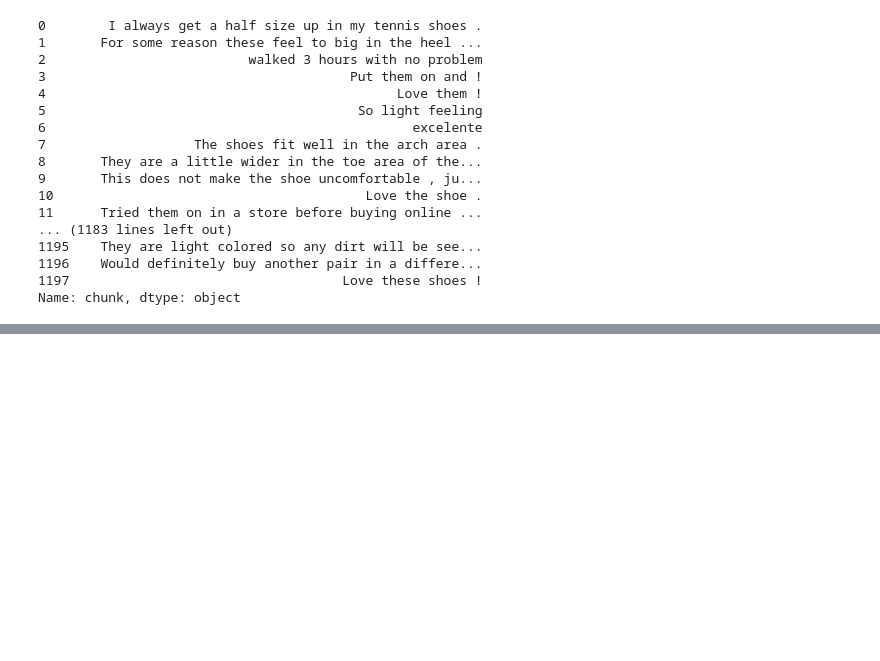
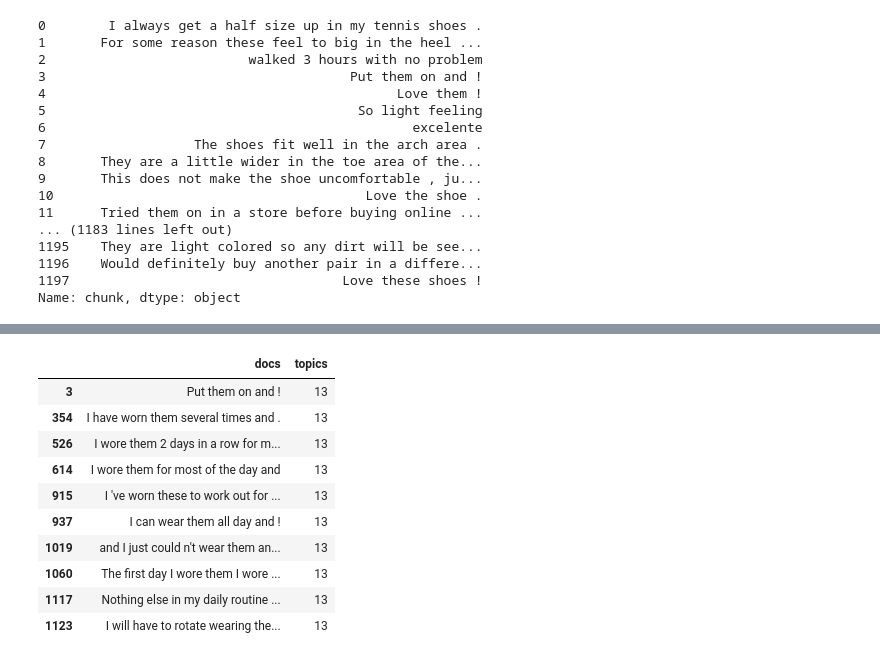
Before and after one commit to EyeofBeholder-NLeSC/orange3-argument, a Jupyter notebook: notebooks/argument_miner_bert.ipynb, the cells around one changed output, grey strips where cells are left out. Cells and saved outputs as stored; diff of their text form; code cells hidden in the pictures; blank space fills up the shorter version.

Commit message:
Revise topic conduction.

```diff
--- a/notebooks/argument_miner_bert.ipynb
+++ b/notebooks/argument_miner_bert.ipynb
@@ -66,3 +71,17 @@ topic_model.model.get_topic_info()
+# %%
+doc_topic[doc_topic["topics"] == 13]
+# %% [output]
+|  | docs | topics |
+| 3 | Put them on and ! | 13 |
+| 354 | I have worn them several times and . | 13 |
+| 526 | I wore them 2 days in a row for m... | 13 |
+| 614 | I wore them for most of the day and | 13 |
+| 915 | I 've worn these to work out for ... | 13 |
+| 937 | I can wear them all day and ! | 13 |
+| 1019 | and I just could n't wear them an... | 13 |
+| 1060 | The first day I wore them I wore ... | 13 |
+| 1117 | Nothing else in my daily routine ... | 13 |
+| 1123 | I will have to rotate wearing the... | 13 |
 # %%
 from orangecontrib.argument.miner.miner import sentrank
 
```
Also changed, not shown: parts of 4 cells of this notebook, 1 other file.
